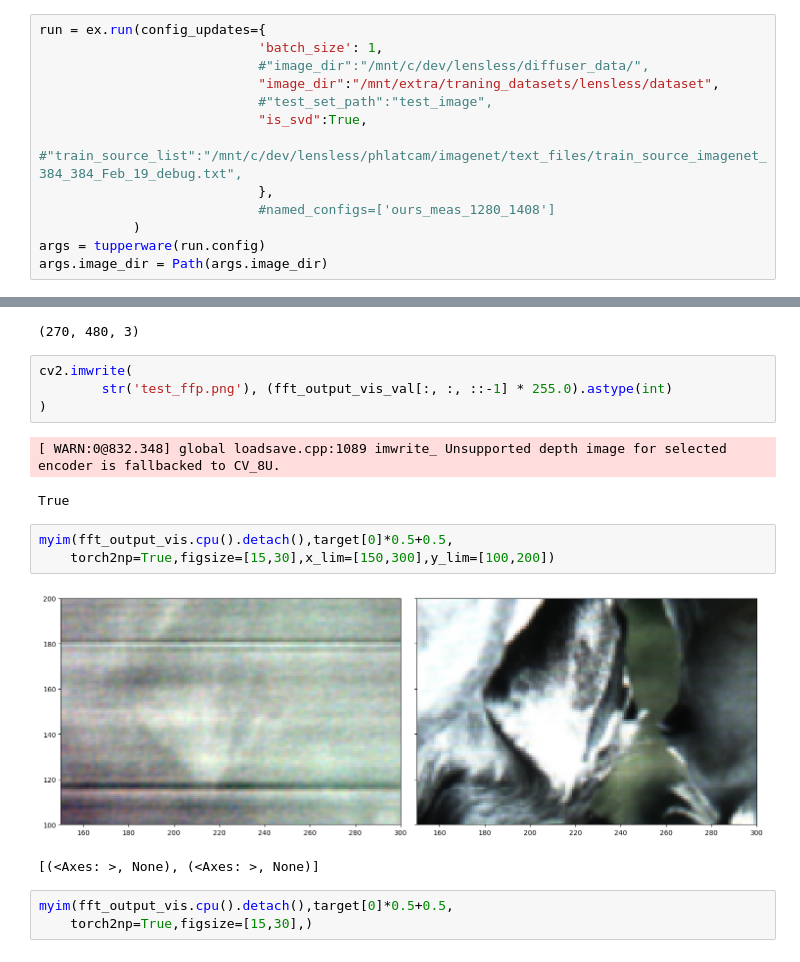
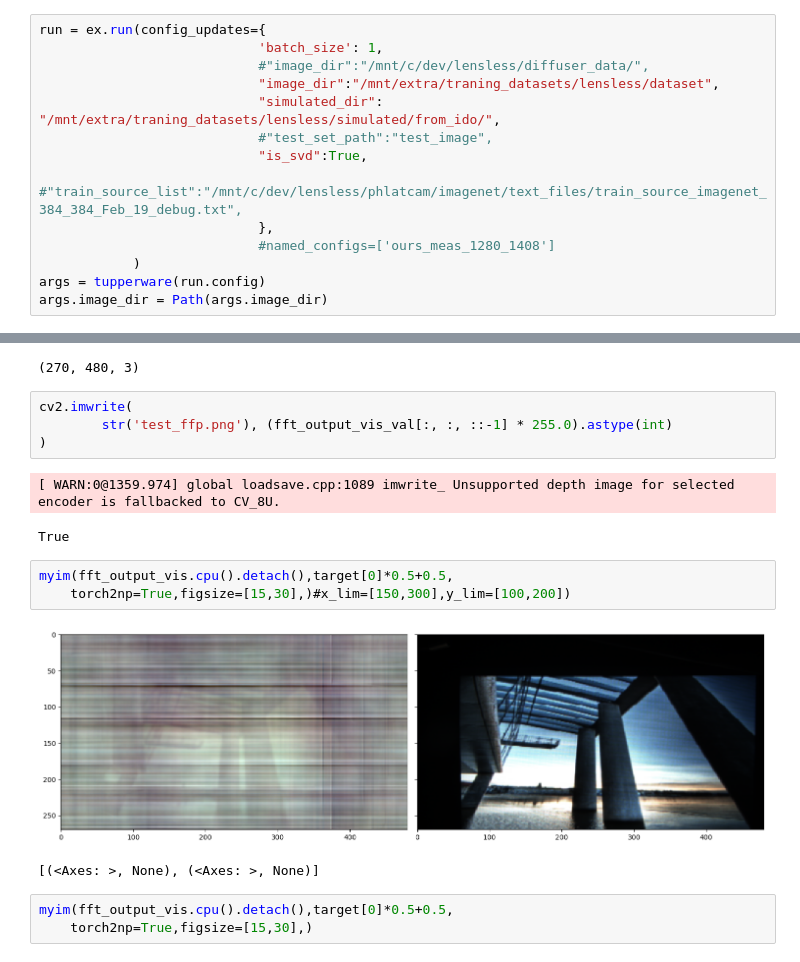
Before and after one commit to gevana/PhoCoLens, a Jupyter notebook: SVDeconv/test_weiner.ipynb, the cells around one changed output, grey strips where cells are left out. Saved outputs shown, nothing was run; the diff lists cells and outputs as text.

```diff
--- a/SVDeconv/test_weiner.ipynb
+++ b/SVDeconv/test_weiner.ipynb
@@ -37,6 +37,7 @@ run = ex.run(config_updates={
                             'batch_size': 1,
                             #"image_dir":"/mnt/c/dev/lensless/diffuser_data/",
                             "image_dir":"/mnt/extra/traning_datasets/lensless/dataset",
+                            "simulated_dir": "/mnt/extra/traning_datasets/lensless/simulated/from_ido/",
                             #"test_set_path":"test_image",
                             "is_svd":True,
                             #"train_source_list":"/mnt/c/dev/lensless/phlatcam/imagenet/text_files/train_source_imagenet_384_384_Feb_19_debug.txt",
@@ -192,13 +175,13 @@ cv2.imwrite(
         str('test_ffp.png'), (fft_output_vis_val[:, :, ::-1] * 255.0).astype(int)
 )
 # %% [output]
-[ WARN:0@832.348] global loadsave.cpp:1089 imwrite_ Unsupported depth image for selected encoder is fallbacked to CV_8U.
+[ WARN:0@1359.974] global loadsave.cpp:1089 imwrite_ Unsupported depth image for selected encoder is fallbacked to CV_8U.
 True
 # %%
 myim(fft_output_vis.cpu().detach(),target[0]*0.5+0.5,
-    torch2np=True,figsize=[15,30],x_lim=[150,300],y_lim=[100,200])
+    torch2np=True,figsize=[15,30],)#x_lim=[150,300],y_lim=[100,200])
 # %% [output]
-[figure, old version]
+[figure, new version]
 [(<Axes: >, None), (<Axes: >, None)]
 # %%
 myim(fft_output_vis.cpu().detach(),target[0]*0.5+0.5,
```
Also changed, not shown: parts of 16 cells of this notebook, 4 other files.
